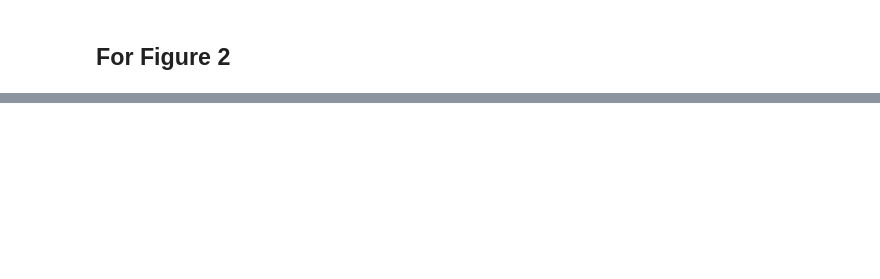
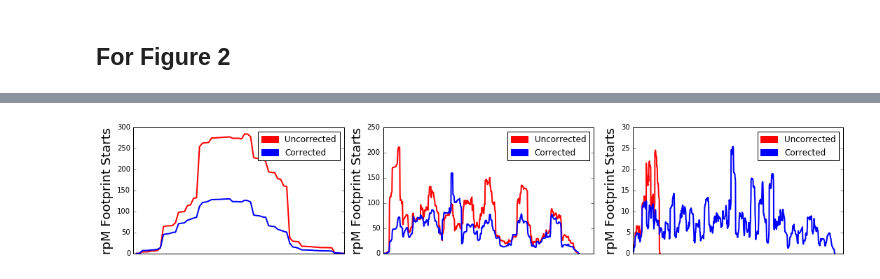
Before and after one commit to ayurovsky/ipython_notebooks_dsl, a Jupyter notebook: end_bias/Justin_Paper_Graphs_And_Calculations.ipynb, the cells around one changed output, grey strips where cells are left out. Cells and saved outputs as stored; diff of their text form; code cells hidden in the pictures; blank space fills up the shorter version.

```diff
--- a/end_bias/Justin_Paper_Graphs_And_Calculations.ipynb
+++ b/end_bias/Justin_Paper_Graphs_And_Calculations.ipynb
@@ -444,0 +570,64 @@ plt.tight_layout()
+# %%
+# old line plot
+########################
+plt.figure(1, figsize=(15, 3))
+
+max_gene_name = 'cds620'
+plt.subplot(1,3,1)
+x = np.linspace(1, len(values_dict[max_gene_name]), len(values_dict[max_gene_name]))
+rpm_uncorrected = [x/190 for x in values_dict[max_gene_name]]
+rpm_corrected = [x/190 for x in corrected_values_dict[max_gene_name]]
+plt.plot(x, rpm_uncorrected, 'r-', linewidth=2)
+plt.plot(x, rpm_corrected, 'b-', linewidth=2)
+red_patch = mpatches.Patch(color='r', label='Uncorrected')
+blue_patch = mpatches.Patch(color='b', label='Corrected')
+plt.legend(handles=[red_patch, blue_patch])
+plt.tick_params(
+    axis='x',          # changes apply to the x-axis
+    which='both',      # both major and minor ticks are affected
+    bottom='off',      # ticks along the bottom edge are off
+    top='off',         # ticks along the top edge are off
+    labelbottom='off') # labels along the bottom edge are off
+plt.ylabel('rpM Footprint Starts', fontsize=18)
+
+max_gene_name = 'cds891'
+plt.subplot(1,3,2)
+x = np.linspace(1, len(values_dict[max_gene_name]), len(values_dict[max_gene_name]))
+rpm_uncorrected = [x/190 for x in values_dict[max_gene_name]]
+rpm_corrected = [x/190 for x in corrected_values_dict[max_gene_name]]
+plt.plot(x, rpm_uncorrected, 'r-', linewidth=2)
+plt.plot(x, rpm_corrected, 'b-', linewidth=2)
+red_patch = mpatches.Patch(color='r', label='Uncorrected')
+blue_patch = mpatches.Patch(color='b', label='Corrected')
+plt.legend(handles=[red_patch, blue_patch])
+plt.tick_params(
+    axis='x',          # changes apply to the x-axis
+    which='both',      # both major and minor ticks are affected
+    bottom='off',      # ticks along the bottom edge are off
+    top='off',         # ticks along the top edge are off
+    labelbottom='off') # labels along the bottom edge are off
+plt.ylabel('rpM Footprint Starts', fontsize=18)
+
+max_gene_name = 'cds3906'
+plt.subplot(1,3,3)
+x = np.linspace(1, len(values_dict[max_gene_name]), len(values_dict[max_gene_name]))
+rpm_uncorrected = [x/190 for x in values_dict[max_gene_name]]
+rpm_corrected = [x/190 for x in corrected_values_dict[max_gene_name]]
+plt.plot(x, rpm_uncorrected, 'r-', linewidth=2)
+x = np.linspace(1, len(corrected_values_dict[max_gene_name]), len(corrected_values_dict[max_gene_name]))
+plt.plot(x, rpm_corrected, 'b-', linewidth=2)
+red_patch = mpatches.Patch(color='r', label='Uncorrected')
+blue_patch = mpatches.Patch(color='b', label='Corrected')
+plt.legend(handles=[red_patch, blue_patch])
+plt.tick_params(
+    axis='x',          # changes apply to the x-axis
+    which='both',      # both major and minor ticks are affected
+    bottom='off',      # ticks along the bottom edge are off
+    top='off',         # ticks along the top edge are off
+    labelbottom='off') # labels along the bottom edge are off
+plt.ylabel('rpM Footprint Starts', fontsize=18)
+
+
+plt.tight_layout()
+# %% [output]
+[figure, added]
```
Also changed, not shown: parts of 7 cells of this notebook.
